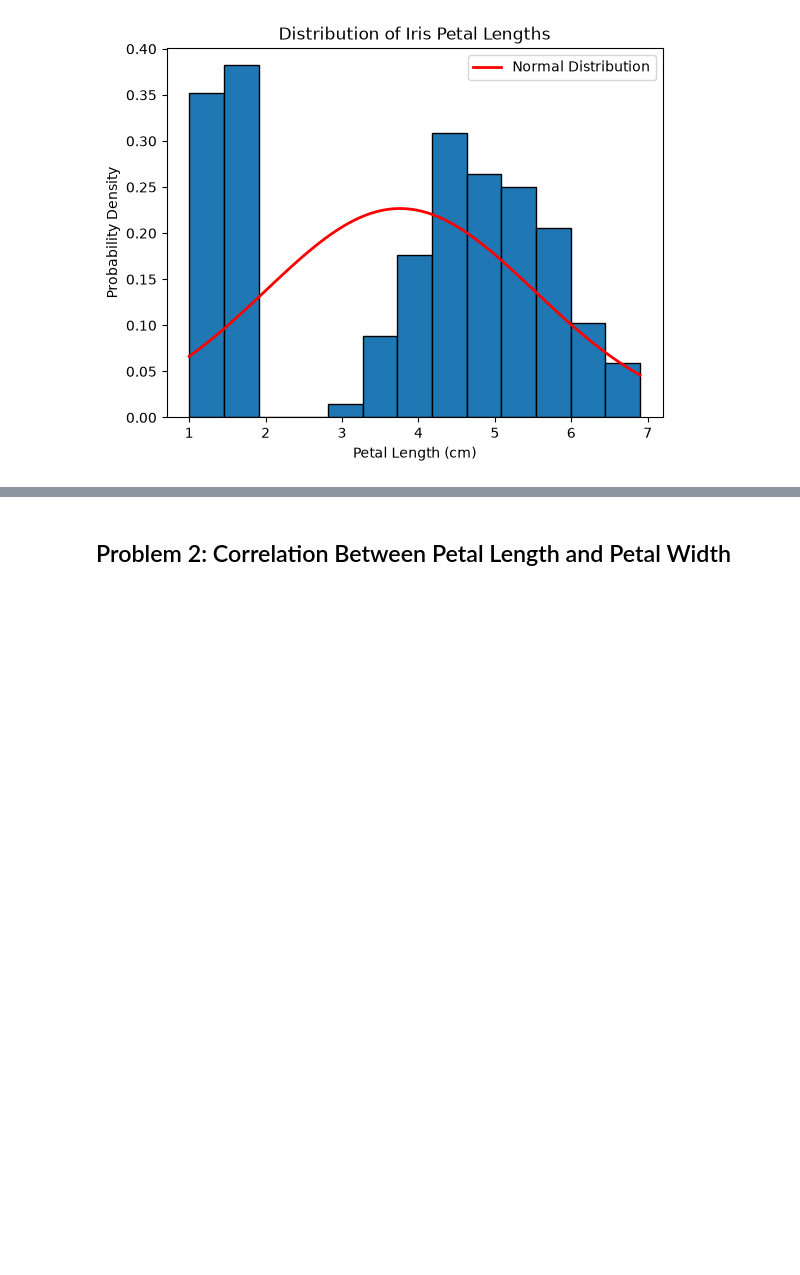
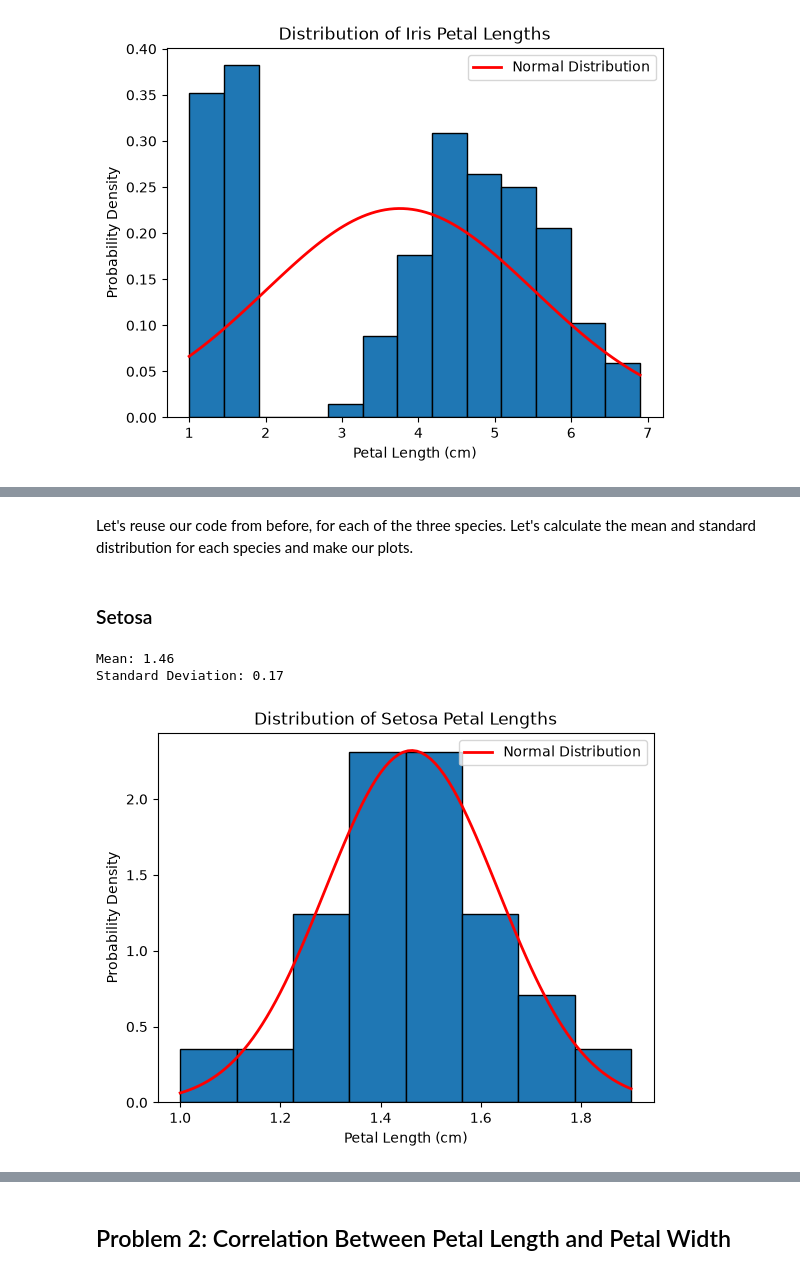
Before and after one commit to LoicBagnoud/applied-statistics, a Jupyter notebook: problems.ipynb, the cells around one changed output, grey strips where cells are left out. Drawn from its saved outputs; the diff is of its cells as text; code cells hidden in the pictures; blank space fills up the shorter version.

Commit message:
Plotted separate species and Distributions

```diff
--- a/problems.ipynb
+++ b/problems.ipynb
@@ -121,0 +127,5 @@ plt.show()
+# %%
+# Let's first get the species. This is already included in the dataset.
+
+df['species'] = iris.target_names[iris.target]
+df.head()
@@ -121,0 +139,44 @@ plt.show()
+# %%
+# Next, we separate them and get the petal length for each species
+
+setosa = df[df['species'] == 'setosa']['petal length (cm)']
+versicolor = df[df['species'] == 'versicolor']['petal length (cm)']
+virginica = df[df['species'] == 'virginica']['petal length (cm)']
+
+# Need to also calculate new bins since we actually have less values instead of the full 150
+setosa_bins = np.histogram_bin_edges(setosa, bins='sqrt')
+versicolor_bins = np.histogram_bin_edges(versicolor, bins='sqrt')
+virginica_bins = np.histogram_bin_edges(virginica, bins='sqrt')
+# %% [markdown]
+Let's reuse our code from before, for each of the three species. Let's calculate the mean and standard distribution for each species and make our plots.
+# %% [markdown]
+### Setosa
+# %%
+
+# Calculation of the values
+mean_setosa = np.mean(setosa)
+standard_deviation_setosa = np.std(setosa)
+
+print(f"Mean: {mean_setosa:.2f}")
+print(f"Standard Deviation: {standard_deviation_setosa:.2f}")
+
+# Create the line
+x_setosa = np.linspace(setosa.min(), setosa.max(), 100)
+
+# Calculate the normal distribution for Setosa
+y_setosa = norm.pdf(x_setosa, mean_setosa, standard_deviation_setosa)
+
+# Superimposed Plot
+plt.hist(setosa, bins='sqrt', density=True, edgecolor='black')
+plt.plot(x_setosa, y_setosa, color='red', linewidth=2,label='Normal Distribution')
+
+plt.xlabel('Petal Length (cm)')
+plt.ylabel('Probability Density')
+plt.title('Distribution of Setosa Petal Lengths')
+plt.legend()
+
+plt.show()
+# %% [output]
+Mean: 1.46
+Standard Deviation: 0.17
+[figure, added]
```
Also changed, not shown: parts of 8 cells of this notebook.
